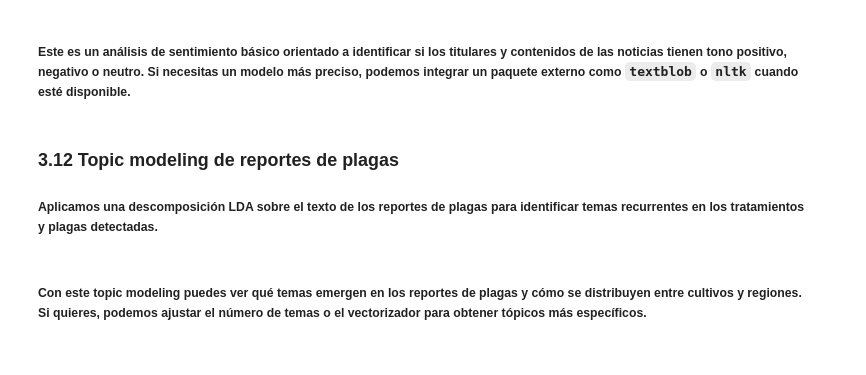
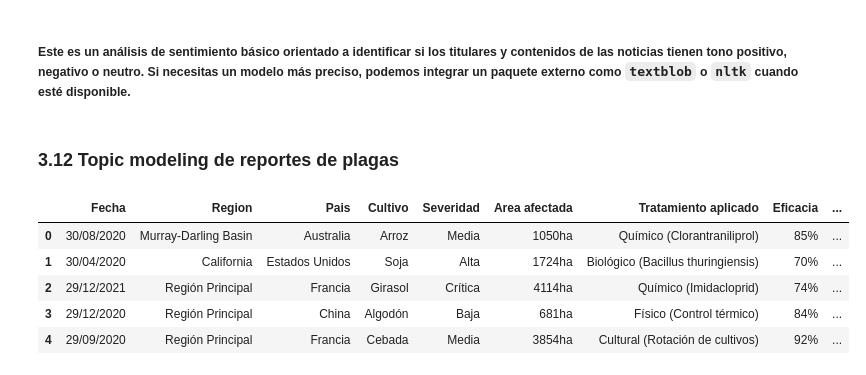
Before and after one commit to AitorBarrera/SBD_Trabajo_Final, a Jupyter notebook: Codigo.ipynb, the cells around one changed output. Drawn from its saved outputs; the diff is of its cells as text; code cells hidden in the pictures.

```diff
--- a/Codigo.ipynb
+++ b/Codigo.ipynb
@@ -1315,6 +1315,3 @@ sanidad          1.0       0.0
 tecnologia       1.0       0.0
 # %% [markdown]
 ##### Este es un análisis de sentimiento básico orientado a identificar si los titulares y contenidos de las noticias tienen tono positivo, negativo o neutro. Si necesitas un modelo más preciso, podemos integrar un paquete externo como `textblob` o `nltk` cuando esté disponible.
-# %% [markdown]
-### 3.12 Topic modeling de reportes de plagas
-##### Aplicamos una descomposición LDA sobre el texto de los reportes de plagas para identificar temas recurrentes en los tratamientos y plagas detectadas.
@@ -1366,2 +1318,16 @@ print(reportes['topic'].value_counts().sort_index())
-# %% [markdown]
-##### Con este topic modeling puedes ver qué temas emergen en los reportes de plagas y cómo se distribuyen entre cultivos y regiones. Si quieres, podemos ajustar el número de temas o el vectorizador para obtener tópicos más específicos.
+# %% [markdown]
+### 3.12 Topic modeling de reportes de plagas
+# %%
+# 1. Limpieza de datos (convertir valores con texto a numéricos para los gráficos)\n",
+reportes_plagas['Area afectada (ha)'] = reportes_plagas['Area afectada'].str.replace('ha', '').astype(float)
+reportes_plagas['Eficacia (%)'] = reportes_plagas['Eficacia'].str.replace('%', '').astype(float)
+reportes_plagas['Perdida estimada (%)'] = reportes_plagas['Perdida estimada'].str.replace('%', '').astype(float)
+
+display(reportes_plagas.head())
+# %% [output]
+|  | Fecha | Region | Pais | Cultivo | Severidad | Area afectada | Tratamiento aplicado | Eficacia | ... |
+| 0 | 30/08/2020 | Murray-Darling Basin | Australia | Arroz | Media | 1050ha | Químico (Clorantraniliprol) | 85% | ... |
+| 1 | 30/04/2020 | California | Estados Unidos | Soja | Alta | 1724ha | Biológico (Bacillus thuringiensis) | 70% | ... |
+| 2 | 29/12/2021 | Región Principal | Francia | Girasol | Crítica | 4114ha | Químico (Imidacloprid) | 74% | ... |
+| 3 | 29/12/2020 | Región Principal | China | Algodón | Baja | 681ha | Físico (Control térmico) | 84% | ... |
+| 4 | 29/09/2020 | Región Principal | Francia | Cebada | Media | 3854ha | Cultural (Rotación de cultivos) | 92% | ... |
```
Also changed, not shown: parts of 13 cells of this notebook.
